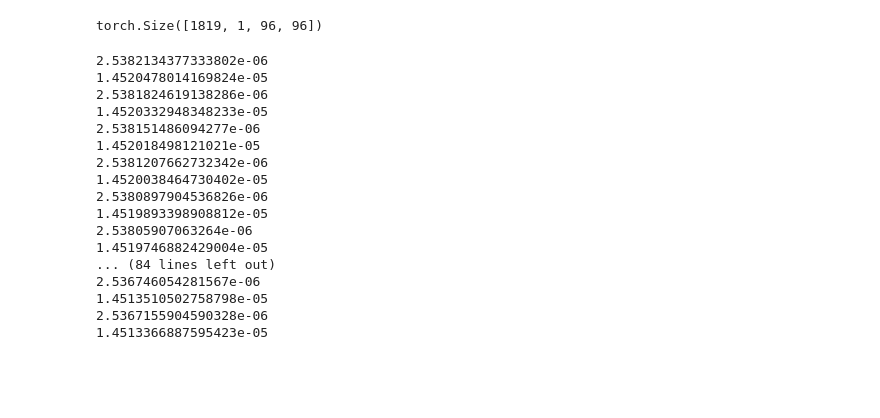
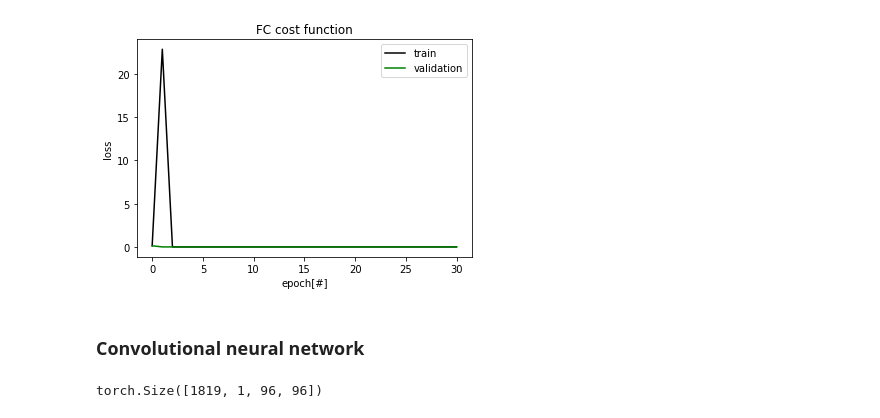
Before and after one commit to yohaiMagen/Deep_Learning_Course, a Jupyter notebook: EX1/Q3/Ex1Q3.ipynb, the cells around one changed output. Drawn from its saved outputs; the diff is of its cells as text; code cells hidden in the pictures; blank space fills up the shorter version.

```diff
--- a/EX1/Q3/Ex1Q3.ipynb
+++ b/EX1/Q3/Ex1Q3.ipynb
@@ -79,0 +123,4 @@ class View(nn.Module):
+# %%
+train_ds = TensorDataset(X_train, Y_train)
+val_ds = TensorDataset(X_val, Y_val)
+loader_train = DataLoader(train_ds, batch_size=BATCH_SIZE, sampler=sampler.SubsetRandomSampler(range(X_train.shape[0])))
@@ -79,0 +129,12 @@ class View(nn.Module):
+# %%
+fc_train_loss_lst, fc_val_loss_lst = [], []
+loss_fn = F.mse_loss
+
+optimizer = optim.SGD(linear_model.parameters(), lr=5e-1)
+
+# Decay LR by a factor of 0.5 every 10 epochs
+exp_lr_scheduler = optim.lr_scheduler.StepLR(optimizer, step_size=5, gamma=0.5)
+# %%
+loss = train(linear_model, 30, loader_train, loss_fn, optimizer, exp_lr_scheduler, X_val, Y_val)
+fc_train_loss_lst += loss[0]
+fc_val_loss_lst += loss[1]
@@ -79,0 +169,13 @@ class View(nn.Module):
+# %%
+plot_loss(fc_train_loss_lst, fc_val_loss_lst,
+         title='FC cost function')
+# %% [output]
+[figure, added]
+# %% [markdown]
+### **Convolutional neural network**
+# %%
+X_val = X_val.view((-1, C, W, L)).to(device=device)
+X_train = X_train.view((-1, C, W, L)).to(device=device)
+print(X_train.shape)
+# %% [output]
+torch.Size([1819, 1, 96, 96])
@@ -96,13 +201,0 @@ conv_model = nn.Sequential(nn.Conv2d(1, 32, 3),
-# %%
-mask = np.arange(0, 2140)
-np.random.shuffle(mask)
-val_mask = mask[:int(X.shape[0] * 0.15)]
-train_mask = mask[int(X.shape[0] * 0.15):]
-X_val = torch.FloatTensor(X[val_mask]).view((-1, 1, 96, 96)).to(device=device)
-X_train = torch.FloatTensor(X[train_mask]).view((-1, 1, 96, 96)).to(device=device)
-Y_val = torch.FloatTensor(Y[val_mask]).to(device=device)
-Y_train = torch.FloatTensor(Y[train_mask]).to(device=device)
-
-print(X_train.shape)
-# %% [output]
-torch.Size([1819, 1, 96, 96])
@@ -130,35 +201,0 @@ optimizer = optim.SGD(model.parameters(), lr=5e-3)
-# %%
-# train model
-
-iteration_number = 50
-for iteration in range(iteration_number):
-    # forward pass
-    y_pred = model(X_train)
-    # Calculate Loss
-    loss = loss_fn(y_pred, Y_train)
-    # optimization
-    optimizer.zero_grad()
-    # backward propagation
-    loss.backward()
-    # Updating parameters
-    optimizer.step()
-    train_loss.append(eval(conv_model, X_train, Y_train))
-    val_loss.append(eval(conv_model, X_val, Y_val))
-# %% [output]
-2.5382134377333802e-06
-1.4520478014169824e-05
-2.5381824619138286e-06
-1.4520332948348233e-05
-2.538151486094277e-06
-1.452018498121021e-05
-2.5381207662732342e-06
-1.4520038464730402e-05
-2.5380897904536826e-06
-1.4519893398908812e-05
-2.53805907063264e-06
-1.4519746882429004e-05
-... (84 lines left out)
-2.536746054281567e-06
-1.4513510502758798e-05
-2.5367155904590328e-06
-1.4513366887595423e-05
```
Also changed, not shown: parts of 26 cells of this notebook.
